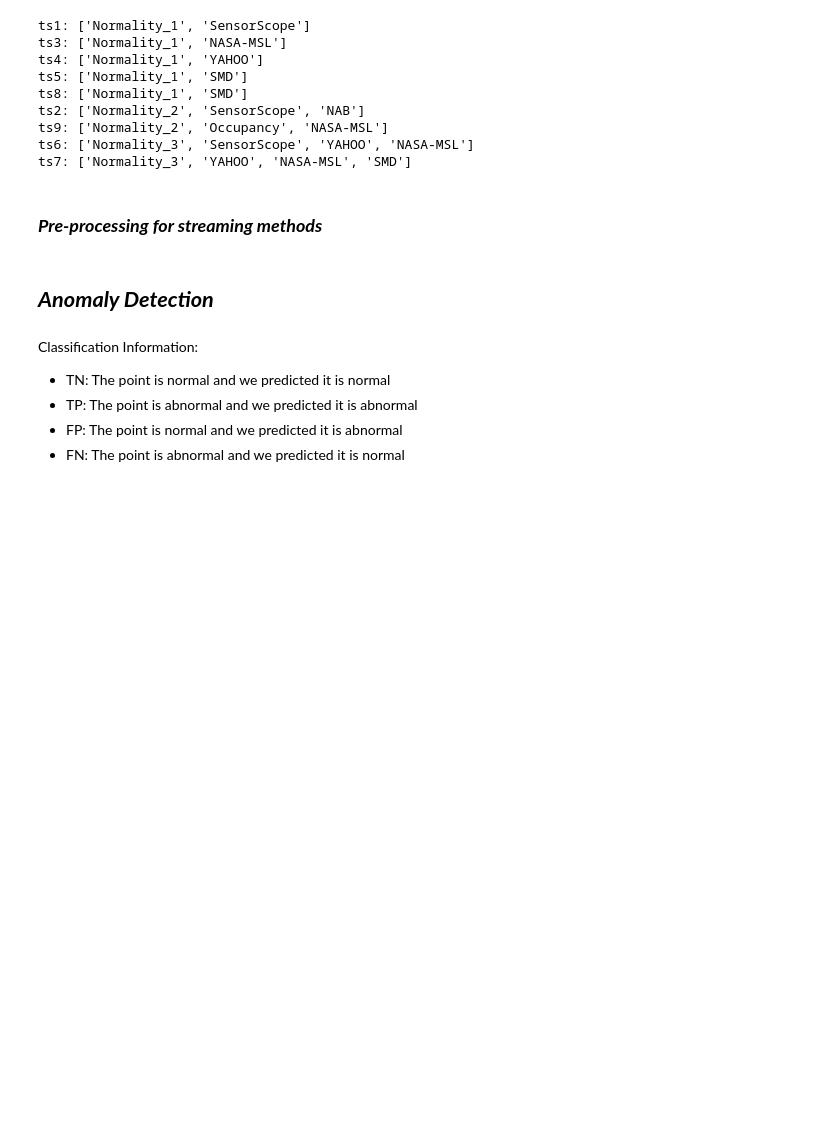
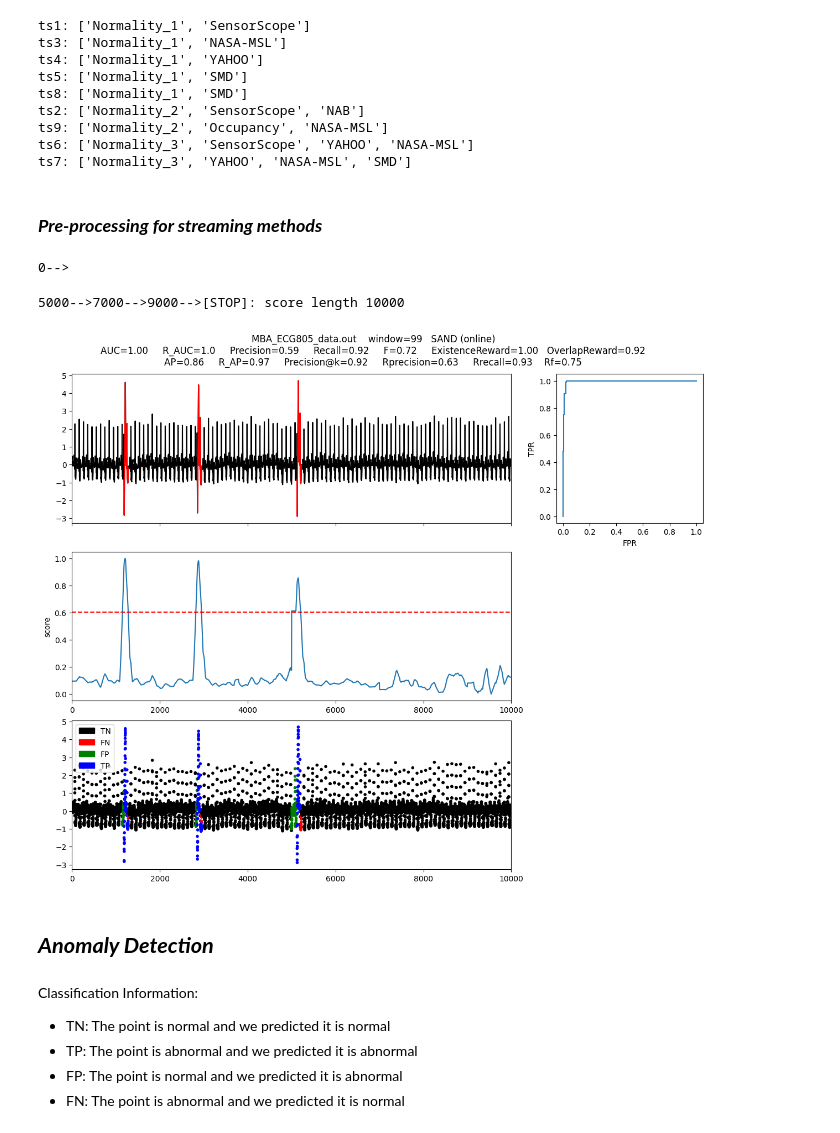
Before and after one commit to GeorgeM2000/Streamify-Time-Series-Anomaly-Detection-Methods, a Jupyter notebook: Streaming_Method_Testing.ipynb, the cells around one changed output. Cells and saved outputs as stored; diff of their text form; code cells hidden in the pictures; blank space fills up the shorter version.

```diff
--- a/Streaming_Method_Testing.ipynb
+++ b/Streaming_Method_Testing.ipynb
@@ -93,6 +93,31 @@ for filename, info in loaded_dict.items():
         'Time series length': len(data),
         'Number of abnormal points': list(label).count(1)
     }
+# %%
+ts = pd.read_csv('/home/georgematlis/AUTH/DWS/MINING_FROM_MASSIVE_DATASETS/TSB-UAD/TSB-UAD-Public/TSB-UAD-Public/ECG/MBA_ECG805_data.out', header=None).dropna().to_numpy()
+
+name = '/home/georgematlis/AUTH/DWS/MINING_FROM_MASSIVE_DATASETS/TSB-UAD/TSB-UAD-Public/TSB-UAD-Public/ECG/MBA_ECG805_data.out'.split('/')[-1]
+max_length = 10000
+
+data = ts[:max_length, 0].astype(float)
+label = ts[:max_length, 1].astype(int)
+
+slidingWindow = find_length(data)
+X_data = Window(window=slidingWindow).convert(data).to_numpy()
+# %%
+modelName='SAND (online)'
+#clf = SAND(pattern_length=slidingWindow,subsequence_length=4*(slidingWindow))
+clf = SAND(pattern_length=slidingWindow,subsequence_length=4*(slidingWindow))
+x = data
+#clf.fit(x,online=True,alpha=0.5,init_length=5000,batch_size=2000,verbose=True,overlaping_rate=int(4*slidingWindow))
+clf.fit(x,overlaping_rate=int(1.5*slidingWindow))
+score = clf.decision_scores_
+score = MinMaxScaler(feature_range=(0,1)).fit_transform(score.reshape(-1,1)).ravel()
+plotFig(data, label, score, slidingWindow, fileName=name, modelName=modelName) #, plotRange=[1775,2200]
+# %% [output]
+0-->
+5000-->7000-->9000-->[STOP]: score length 10000
+[figure, added]
 # %% [markdown]
 ## ***Anomaly Detection***
 # %% [markdown]
```
Also changed, not shown: parts of 2 cells of this notebook.
